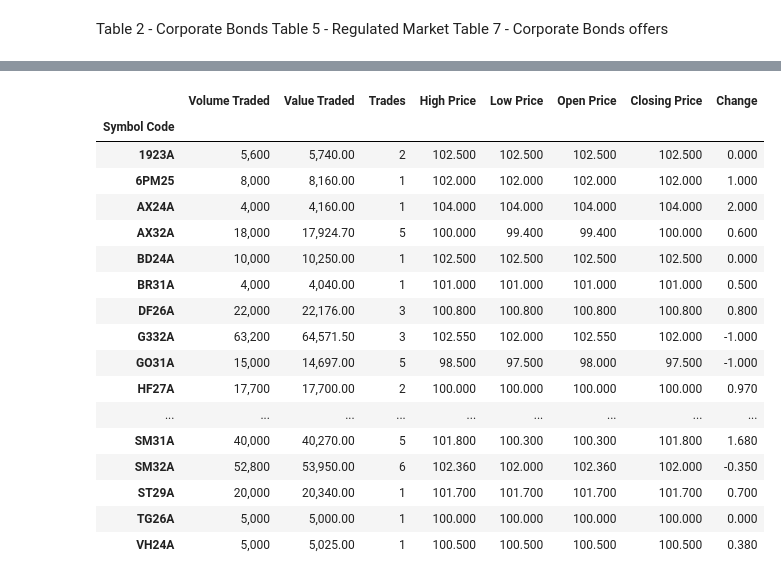
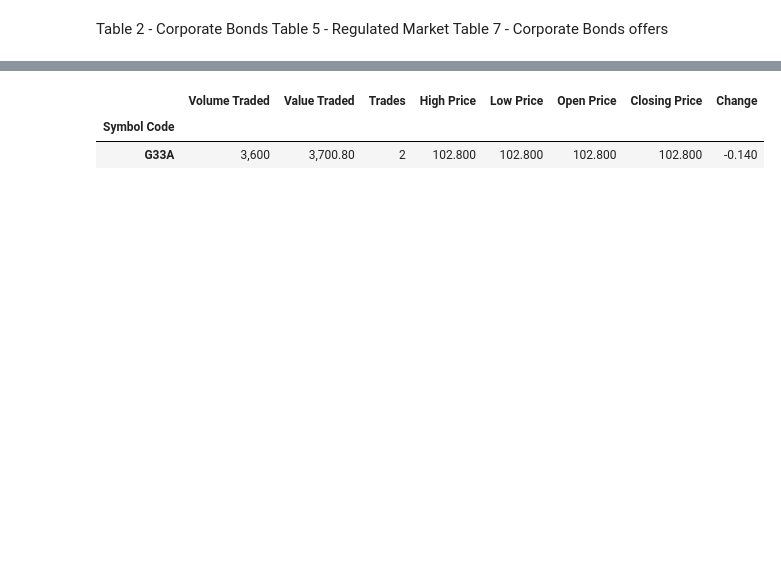
Before and after one commit to cgre23/Malta-Stock-Exchange, a Jupyter notebook: MSE_scrape.ipynb, the cells around one changed output, grey strips where cells are left out. Saved outputs shown, nothing was run; the diff lists cells and outputs as text; code cells hidden in the pictures; blank space fills up the shorter version.

Commit message:
table change

```diff
--- a/MSE_scrape.ipynb
+++ b/MSE_scrape.ipynb
@@ -86,5 +72,5 @@ trades
 # %%
-offers = list_table[7].set_index('Symbol Code').sort_values(by=['Best Offer Price'], ascending=False)
+offers = list_table[6].set_index('Symbol Code').sort_values(by=['Best Offer Price'], ascending=False)
 offers
 # %% [output]
 |  | Security Name | Best Bid Count | Best Bid Volume | Best Bid Price | Best Offer Price | ... |
@@ -108,25 +94,10 @@ offers
 # %%
-total_trades = list_table[2].set_index('Symbol Code')
+total_trades = list_table[1].set_index('Symbol Code')
 total_trades
 # %% [output]
 |  | Volume Traded | Value Traded | Trades | High Price | Low Price | Open Price | Closing Price | Change |
 | Symbol Code |  |  |  |  |  |  |  |  |
-| 1923A | 5,600 | 5,740.00 | 2 | 102.500 | 102.500 | 102.500 | 102.500 | 0.000 |
-| 6PM25 | 8,000 | 8,160.00 | 1 | 102.000 | 102.000 | 102.000 | 102.000 | 1.000 |
-| AX24A | 4,000 | 4,160.00 | 1 | 104.000 | 104.000 | 104.000 | 104.000 | 2.000 |
-| AX32A | 18,000 | 17,924.70 | 5 | 100.000 | 99.400 | 99.400 | 100.000 | 0.600 |
-| BD24A | 10,000 | 10,250.00 | 1 | 102.500 | 102.500 | 102.500 | 102.500 | 0.000 |
-| BR31A | 4,000 | 4,040.00 | 1 | 101.000 | 101.000 | 101.000 | 101.000 | 0.500 |
-| DF26A | 22,000 | 22,176.00 | 3 | 100.800 | 100.800 | 100.800 | 100.800 | 0.800 |
-| G332A | 63,200 | 64,571.50 | 3 | 102.550 | 102.000 | 102.550 | 102.000 | -1.000 |
-| GO31A | 15,000 | 14,697.00 | 5 | 98.500 | 97.500 | 98.000 | 97.500 | -1.000 |
-| HF27A | 17,700 | 17,700.00 | 2 | 100.000 | 100.000 | 100.000 | 100.000 | 0.970 |
-| ... | ... | ... | ... | ... | ... | ... | ... | ... |
-| SM31A | 40,000 | 40,270.00 | 5 | 101.800 | 100.300 | 100.300 | 101.800 | 1.680 |
-| SM32A | 52,800 | 53,950.00 | 6 | 102.360 | 102.000 | 102.360 | 102.000 | -0.350 |
-| ST29A | 20,000 | 20,340.00 | 1 | 101.700 | 101.700 | 101.700 | 101.700 | 0.700 |
-| TG26A | 5,000 | 5,000.00 | 1 | 100.000 | 100.000 | 100.000 | 100.000 | 0.000 |
-| VH24A | 5,000 | 5,025.00 | 1 | 100.500 | 100.500 | 100.500 | 100.500 | 0.380 |
+| G33A | 3,600 | 3,700.80 | 2 | 102.800 | 102.800 | 102.800 | 102.800 | -0.140 |
 # %%
 df = pd.merge(trades,offers[['Best Offer Price','Best Offer Volume']], left_index=True, right_index=True, how='left')
 # %%
```
Also changed, not shown: parts of 6 cells of this notebook.
